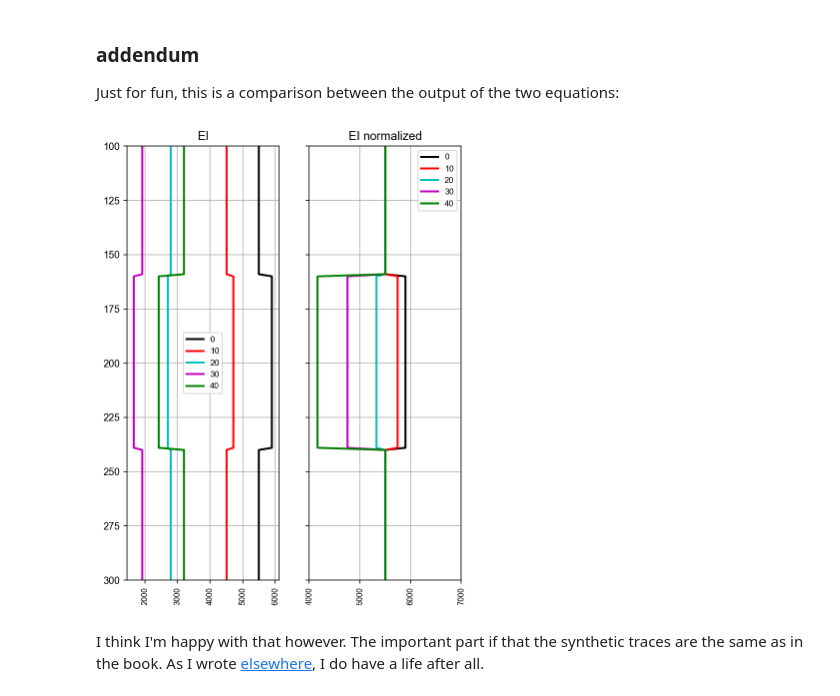
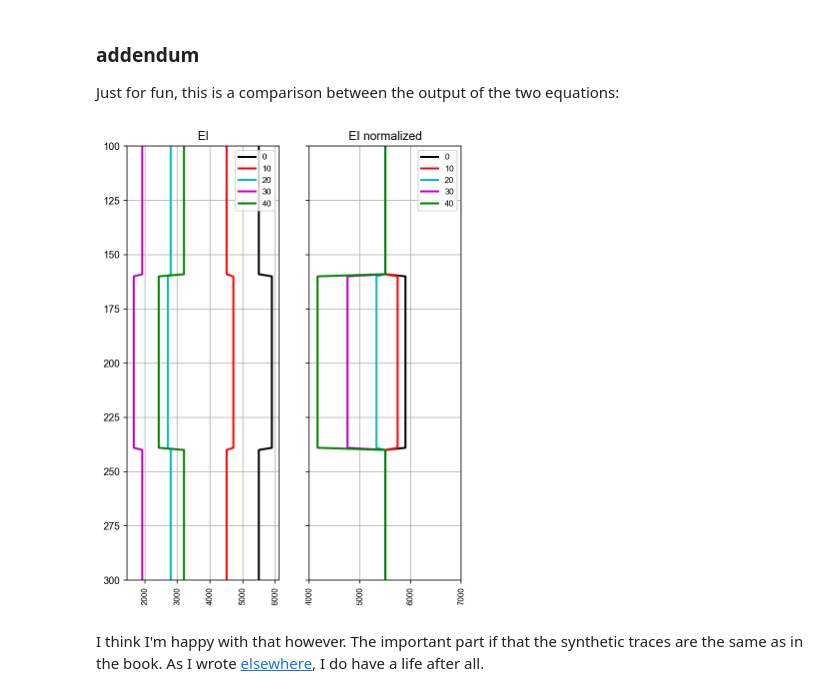
Before and after one commit to Kevin2599/geophysical_notes, a Jupyter notebook: relationship-reflectivity-elastic-impedance_Simm-Bacon.ipynb, the cells around one changed output. Cells and saved outputs as stored; diff of their text form; code cells hidden in the pictures.

```diff
--- a/relationship-reflectivity-elastic-impedance_Simm-Bacon.ipynb
+++ b/relationship-reflectivity-elastic-impedance_Simm-Bacon.ipynb
@@ -218,22 +218,22 @@ Just for fun, this is a comparison between the output of the two equations:
 # %%
 f,ax=plt.subplots(nrows=1, ncols=2, figsize=(6, 8))
 for i in range(ang.size):
     ax[0].plot(ei[:,i], z, linewidth=2, label=ang[i], color=colr[i])
     ax[1].plot(ei_norm[:,i], z, linewidth=2, label=ang[i], color=colr[i])
 
 ax[0].set_title('EI')
 ax[1].set_title('EI normalized')
 ax[1].set_yticklabels([])
 ax[1].set_xlim(4000,7000)
 
 for aa in ax:
     aa.set_ylim(100,300)
     aa.invert_yaxis()
     aa.grid()
     plt.setp(aa.xaxis.get_majorticklabels(), rotation=90, fontsize=8)
-    aa.legend(fontsize='small')
+    aa.legend(fontsize='small', loc='upper right')
 # %% [output]
-[figure, old version]
+[figure, new version]
 # %% [markdown]
 I think I'm happy with that however. The important part if that the synthetic traces are the same as in the book. As I wrote [elsewhere](http://nbviewer.ipython.org/github/aadm/geophysical_notes/blob/master/top_heimdal_map.ipynb), I do have a life after all.
 # %% [markdown]
```
Also changed, not shown: parts of 2 cells of this notebook, 4 other files.
